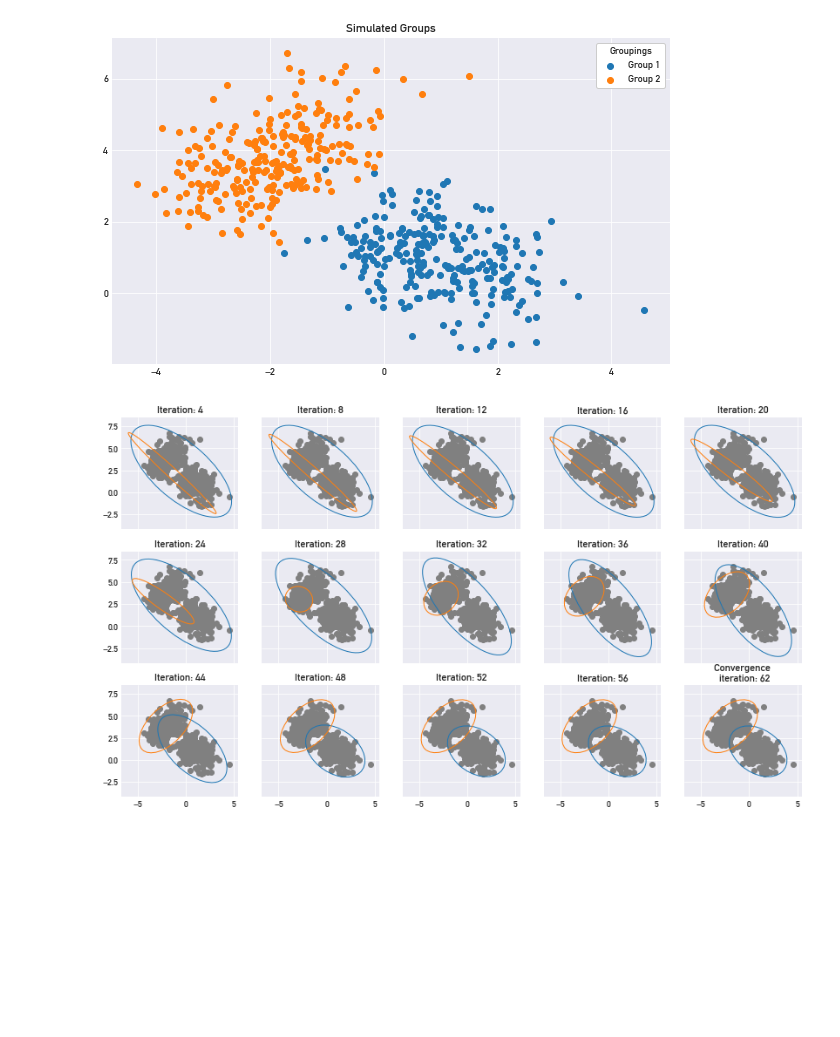
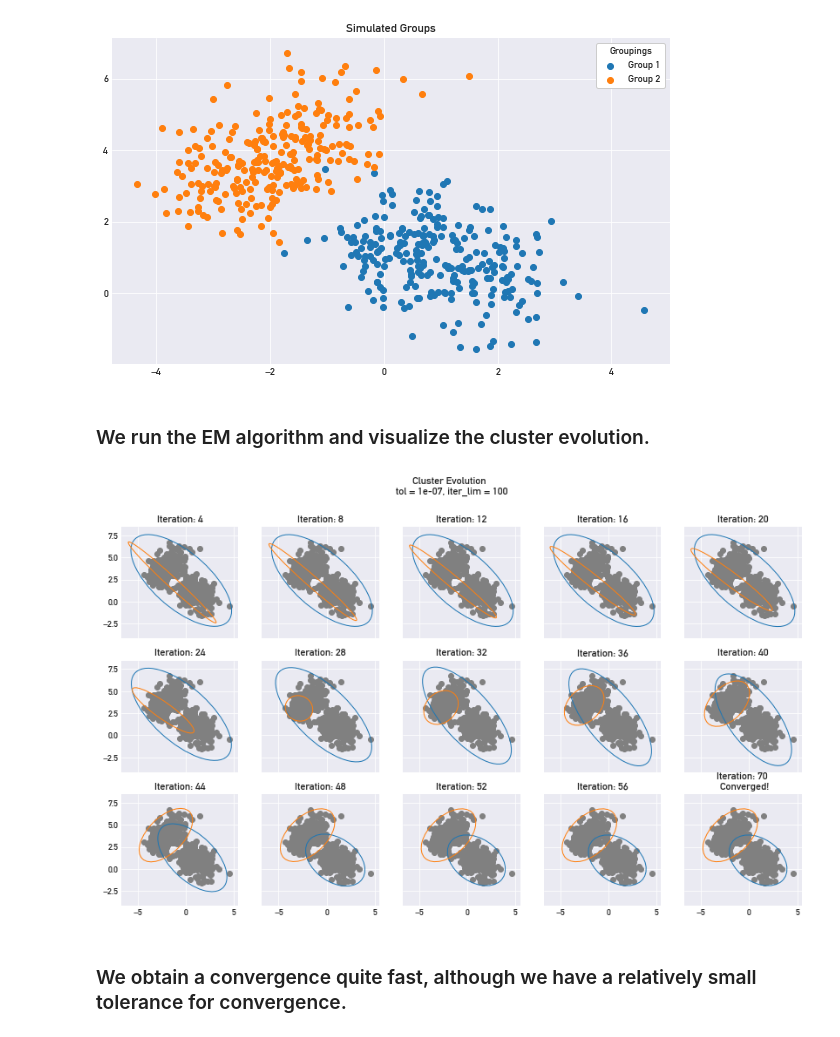
Before and after one commit to rickyhugo/em-algorithm, a Jupyter notebook: em-algorithm.ipynb, the cells around one changed output. Cells and saved outputs as stored; diff of their text form; code cells hidden in the pictures; blank space fills up the shorter version.

Commit message:
fixed plot and structured functions

```diff
--- a/em-algorithm.ipynb
+++ b/em-algorithm.ipynb
@@ -46,7 +45,7 @@ def e_step(x, p):
     p_2 = multivariate_normal(p['mu_2'], p['S_2']).pdf(x)
     pi_1 = p['pi']
     pi_2 = (1 - p_1)
-    return np.mean(np.log(pi_1 * p_1 + pi_2 * p_2)), get_posteriors(x, p)
+    return np.sum(np.log(pi_1 * p_1 + pi_2 * p_2)), get_posteriors(x, p)
 # %%
 def m_step(x, p):
     """ Compute maximization step """
@@ -69,6 +68,7 @@ def m_step(x, p):
     }
 # %%
 def plot_cov_ellipse(mu, cov, ax, n_std=3, facecolor='none', **kwargs):
+    """ Plot ellipse given mean vector and covariance structure """
     pearson = cov[0, 1] / np.sqrt(cov[0, 0] * cov[1, 1])
     ell_radius_x = np.sqrt(1 + pearson)
     ell_radius_y = np.sqrt(1 - pearson)
@@ -97,31 +97,35 @@ def visualize_clusters(ax, params):
 # %%
 def run_em(x, p, tol=10e-8, iter_lim=100):
     """ Run the EM algorithm until convergence """
-    _, axs = plt.subplots(3, 5, sharex=True, sharey=True)
-    r, c = 0, 0
+    x1, x2 = x[:, 0], x[:, 1]
+    rows, cols, converged = 3, 5, False
+    r, c, freq, cnt = 0, 0, 4, 1
+    fig, axs = plt.subplots(rows, cols, sharex=True, sharey=True)
     log_lik = np.zeros(iter_lim)
     log_lik[0], _ = e_step(x, p)
-    cnt = 1 # iter counter
-    converged = False
     while not converged:
         p = m_step(x, p)
         log_lik[cnt], _ = e_step(x, p)
-        if (cnt % 4 == 0) and ((cnt / 4) < 15):
-            axs[r, c].scatter(x[:, 0], x[:, 1], color='grey')
+        if (cnt % freq == 0) and ((cnt / freq) < rows * cols):
+            axs[r, c].scatter(x1, x2, color='grey')
+            axs[r, c].set_title('Iteration: {}'.format(cnt))
             visualize_clusters(axs[r, c], p)
-            axs[r, c].set_title('Iteration: {}'.format(cnt))
             plt.draw()
             c += 1
-            if c > 4:
+            if c >= cols:
                 r += 1
                 c = 0
+
         if np.abs(log_lik[cnt] - log_lik[cnt - 1]) < tol:
             converged = True
-            plt.scatter(x[:, 0], x[:, 1], color='grey')
-            visualize_clusters(plt.gca(), p)
-            plt.title('Convergence \n iteration: {}'.format(cnt))
+            plt.scatter(x1, x2, color='grey')
+            visualize_clusters(axs[r, c], p)
+            plt.title('Iteration: {} \n Converged!'.format(cnt))
+
         cnt += 1
         if cnt == iter_lim and not converged:
             return print('Convergence failure...')
+
     plt.gcf().set_size_inches(14, 8)
+    fig.suptitle('Cluster Evolution \n tol = {}, iter_lim = {}'.format(tol, iter_lim))
     return p, log_lik[log_lik != 0]
@@ -141,26 +147,23 @@ plt.gcf().set_size_inches(10, 6)
 plt.show()
 # %% [output]
 [figure]
+# %% [markdown]
+### We run the EM algorithm and visualize the cluster evolution.
 # %%
 # for reproducibility
 np.random.seed(137)
 
-# stack data
+# stack and shuffle data
 dat = np.concatenate([group_1, group_2], axis=0)
-
-# create labels
-labels = np.concatenate([np.ones((n, 1)), np.ones((n, 1)) * 2], axis=0)
-
-# merge data with labels and shuffle
-dat_l = np.concatenate([dat, labels], axis=1)
-np.random.shuffle(dat_l)
+np.random.shuffle(dat)
 
 # generate initial guess
-K = 2
-g = init_guess(K)
+g = init_guess(n=2)
 
 # run EM-algorithm!
-res, mean_log_lik = run_em(dat_l[:, :-1], g)
+est_params, log_lik = run_em(dat, g)
 # %% [output]
-[figure, old version]
+[figure, new version]
+# %% [markdown]
+### We obtain a convergence quite fast, although we have a relatively small tolerance for convergence.
 # %%
```
Also changed, not shown: parts of 8 cells of this notebook.
